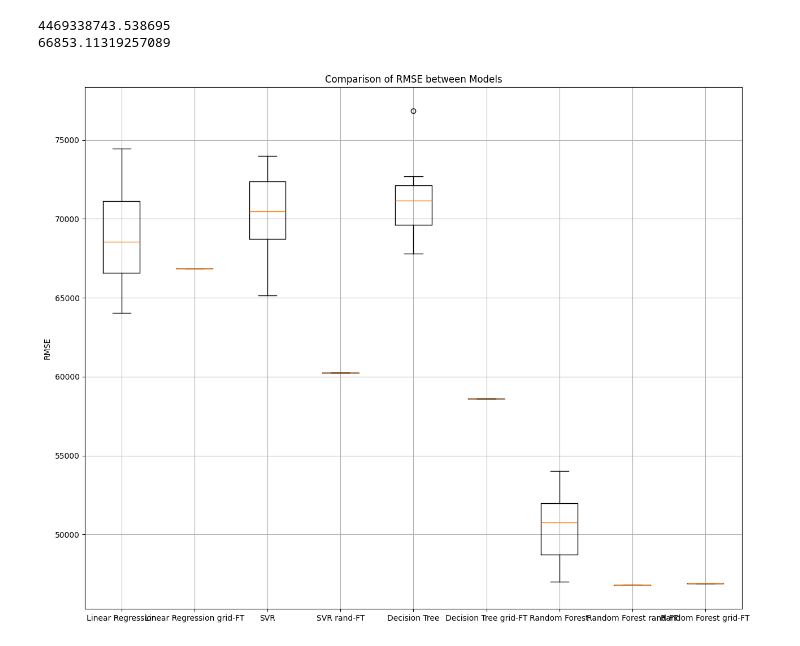
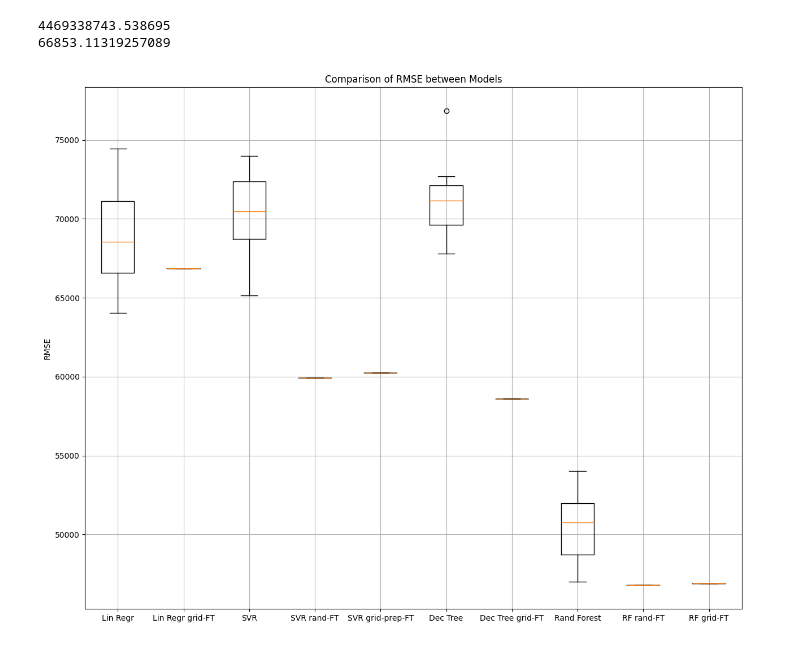
Before and after one commit to AILogos/IAI600Lab2, a Jupyter notebook: lab2-paul.ipynb, the cells around one changed output. Cells and saved outputs as stored; diff of their text form; code cells hidden in the pictures.

```diff
--- a/lab2-paul.ipynb
+++ b/lab2-paul.ipynb
@@ -871,3 +866,14 @@ model_filename = "models/SVR_rd_model.pkl"
 joblib.dump(rnd_search_svr.best_estimator_, model_filename)
 # %% [output]
 ['models/SVR_rd_model.pkl']
+# %%
+final_model_SVR_rd = rnd_search_svr.best_estimator_
+
+X_test = strat_test_set.drop("median_house_value", axis=1)
+y_test = strat_test_set["median_house_value"].copy()
+
+X_test_prepared = full_pipeline.transform(X_test)
+final_predictions_SVR_rd = final_model_SVR_rd.predict(X_test_prepared)
+
+final_mse_SVR_rd = mean_squared_error(y_test, final_predictions_SVR_rd)
+final_rmse_SVR_rd = np.sqrt(final_mse_SVR_rd)
@@ -1103,23 +1135,24 @@ print(final_rmse_lin)
 66853.11319257089
 # %%
 rmse_results = {
-    "Linear Regression": lin_rmse_scores,
-    "Linear Regression grid-FT": final_rmse_lin,
+    "Lin Regr": lin_rmse_scores,
+    "Lin Regr grid-FT": final_rmse_lin,
     "SVR": svr_rbf_rmse_scores,
-    "SVR rand-FT": final_rmse_SVR,
-    "Decision Tree": tree_rmse_scores,
-    "Decision Tree grid-FT": final_rmse_DT,
-    "Random Forest":forest_rmse_scores,
-    "Random Forest rand-FT":final_rmse_RF_rd,
-    "Random Forest grid-FT":final_rmse_RF
+    "SVR rand-FT" : final_rmse_SVR_rd,
+    "SVR grid-prep-FT": final_rmse_SVR,
+    "Dec Tree": tree_rmse_scores,
+    "Dec Tree grid-FT": final_rmse_DT,
+    "Rand Forest":forest_rmse_scores,
+    "RF rand-FT":final_rmse_RF_rd,
+    "RF grid-FT":final_rmse_RF
                 }
 
 
 plt.figure(figsize=(15, 12))
 plt.boxplot([rmse_results[model] for model in rmse_results.keys()], labels=rmse_results.keys())
 plt.title("Comparison of RMSE between Models")
 plt.ylabel("RMSE")
 plt.grid(True)
 plt.show()
 # %% [output]
-[figure, old version]
+[figure, new version]
```
Also changed, not shown: parts of 8 cells of this notebook.
